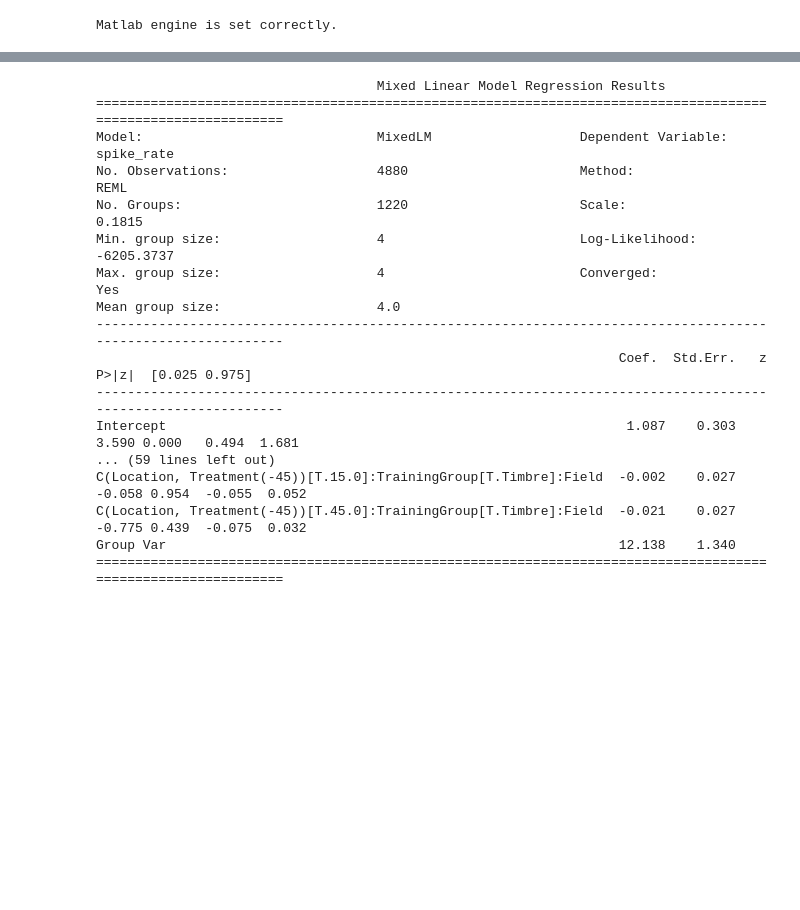
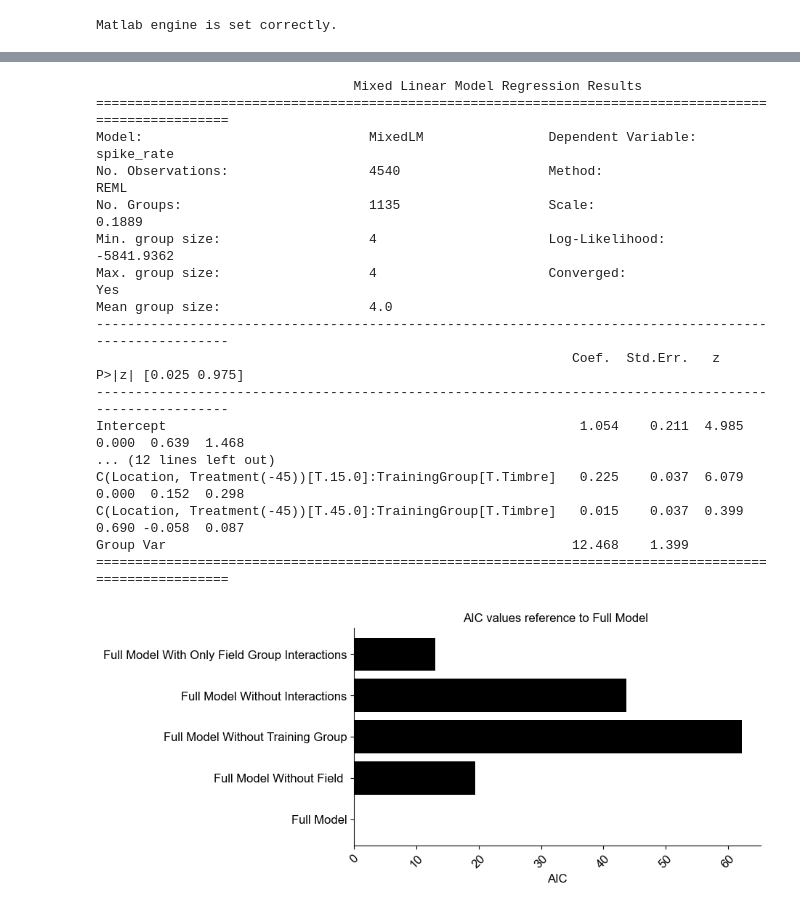
Before and after one commit to huriyeatg/trainingInducedPlasticity, a Jupyter notebook: master_trainingInduced.ipynb, the cells around one changed output, grey strips where cells are left out. Saved outputs shown, nothing was run; the diff lists cells and outputs as text; code cells hidden in the pictures; blank space fills up the shorter version.

```diff
--- a/master_trainingInduced.ipynb
+++ b/master_trainingInduced.ipynb
@@ -213,7 +270,7 @@ pfun.plotSRNormalisation (eng,  'Space', ax_gs_spaceSpikeRates )
 
 # Panel D: GLM panels
 ax_gs_spaceGLM = {xx: fig.add_subplot(gs_spaceGLM[xx]) for xx in range(1)}
-pfun.plotCoefForGLM ( eng, 'Space', ax_gs_spaceGLM[0], savefigpath)
+pfun.plotCoefForGLMM ( eng, 'Space', ax_gs_spaceGLM[0], savefigpath)
 
 # Lets add the labels
 axes = [ax_gs_spaceSSA, ax_gs_spaceSpikeRates, ax_gs_spaceGLM]
@@ -230,7 +287,7 @@ for ax, label in zip(axes, labels):
                         fontweight='bold', va='top', ha='right',
                         bbox=dict(facecolor='none', edgecolor='none', boxstyle='round,pad=0.1'))
         elif lInd>3:
-            ax[key].text(-1.9,1, labels[lInd], transform=ax[key].transAxes, fontsize=16,
+            ax[key].text(-2,1, labels[lInd], transform=ax[key].transAxes, fontsize=16,
                         fontweight='bold', va='top', ha='right',
                         bbox=dict(facecolor='none', edgecolor='none', boxstyle='round,pad=0.1'))
         lInd += 1
@@ -239,20 +296,35 @@ savefigname = 'Figure4_SpaceRepresentation'
 pfun.save_figure(savefigname,savefigpath)
 plt.close()
 # %% [output]
-                                    Mixed Linear Model Regression Results
-==============================================================================================================
-Model:                              MixedLM                   Dependent Variable:                   spike_rate
-No. Observations:                   4880                      Method:                               REML
-No. Groups:                         1220                      Scale:                                0.1815
-Min. group size:                    4                         Log-Likelihood:                       -6205.3737
-Max. group size:                    4                         Converged:                            Yes
-Mean group size:                    4.0
---------------------------------------------------------------------------------------------------------------
-                                                                   Coef.  Std.Err.   z    P>|z|  [0.025 0.975]
---------------------------------------------------------------------------------------------------------------
-Intercept                                                           1.087    0.303  3.590 0.000   0.494  1.681
-... (59 lines left out)
-C(Location, Treatment(-45))[T.15.0]:TrainingGroup[T.Timbre]:Field  -0.002    0.027 -0.058 0.954  -0.055  0.052
-C(Location, Treatment(-45))[T.45.0]:TrainingGroup[T.Timbre]:Field  -0.021    0.027 -0.775 0.439  -0.075  0.032
-Group Var                                                          12.138    1.340
-==============================================================================================================
+                                 Mixed Linear Model Regression Results
+=======================================================================================================
+Model:                             MixedLM                Dependent Variable:                spike_rate
+No. Observations:                  4540                   Method:                            REML
+No. Groups:                        1135                   Scale:                             0.1889
+Min. group size:                   4                      Log-Likelihood:                    -5841.9362
+Max. group size:                   4                      Converged:                         Yes
+Mean group size:                   4.0
+-------------------------------------------------------------------------------------------------------
+                                                             Coef.  Std.Err.   z    P>|z| [0.025 0.975]
+-------------------------------------------------------------------------------------------------------
+Intercept                                                     1.054    0.211  4.985 0.000  0.639  1.468
+... (12 lines left out)
+C(Location, Treatment(-45))[T.15.0]:TrainingGroup[T.Timbre]   0.225    0.037  6.079 0.000  0.152  0.298
+C(Location, Treatment(-45))[T.45.0]:TrainingGroup[T.Timbre]   0.015    0.037  0.399 0.690 -0.058  0.087
+Group Var                                                    12.468    1.399
+=======================================================================================================
+# %%
+#### Supplementar figure for space
+pfun.set_figure(size='double')
+fig = plt.figure(constrained_layout=False, figsize=(16, 12))
+gs_validation  = fig.add_gridspec(ncols=1, nrows=1, bottom=0.70, top=0.95, right=0.40, left=0.05,
+                              wspace=0.4, hspace=0.4)
+# Panel A - Only panel
+ax_gs_validation = {xx: fig.add_subplot(gs_validation[xx]) for xx in range(1)}
+cv = pfun.plotValidationForGLMM ( eng, 'Space', ax_gs_validation[0], savefigpath)
+plt.tight_layout()
+savefigname = 'Figure4_SupplementaryModelValidation'
+pfun.save_figure(savefigname,savefigpath)
+plt.close()
+# %% [output]
+[figure, added]
```
Also changed, not shown: parts of 14 cells of this notebook, 1 other file.
